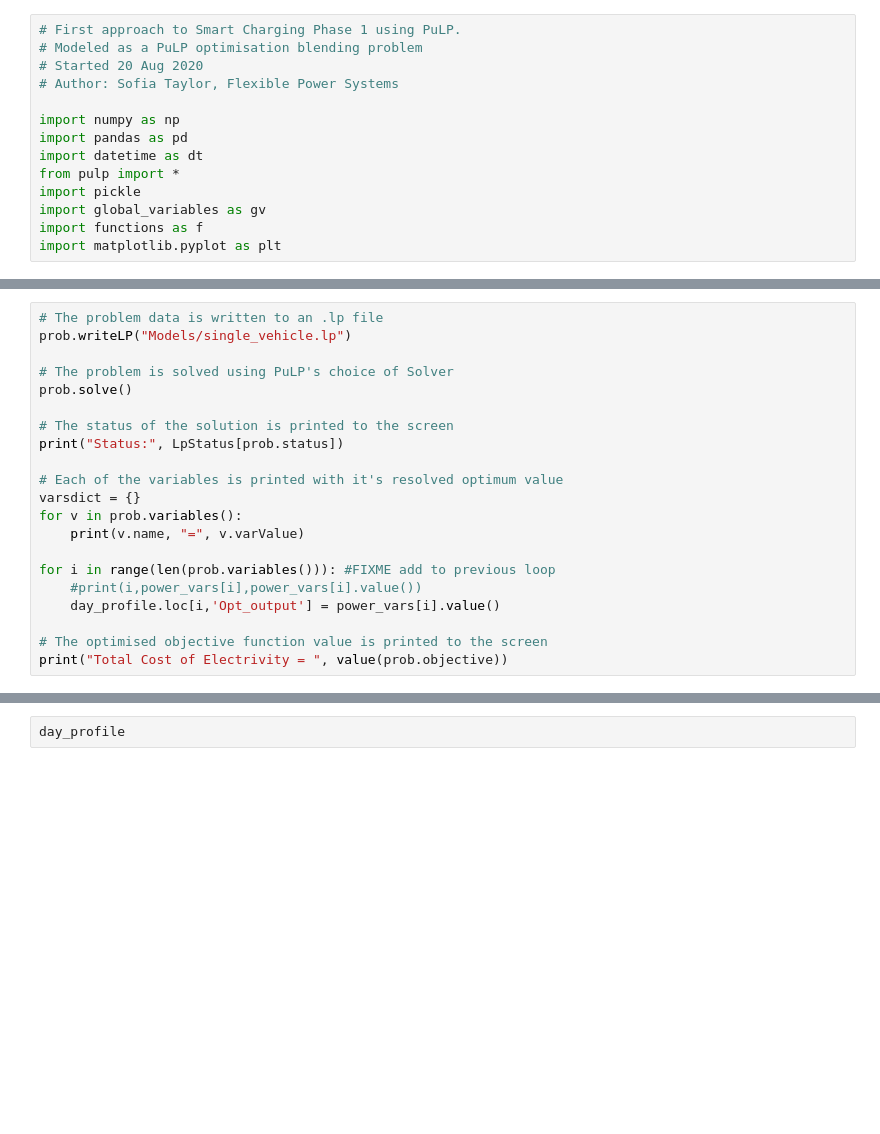
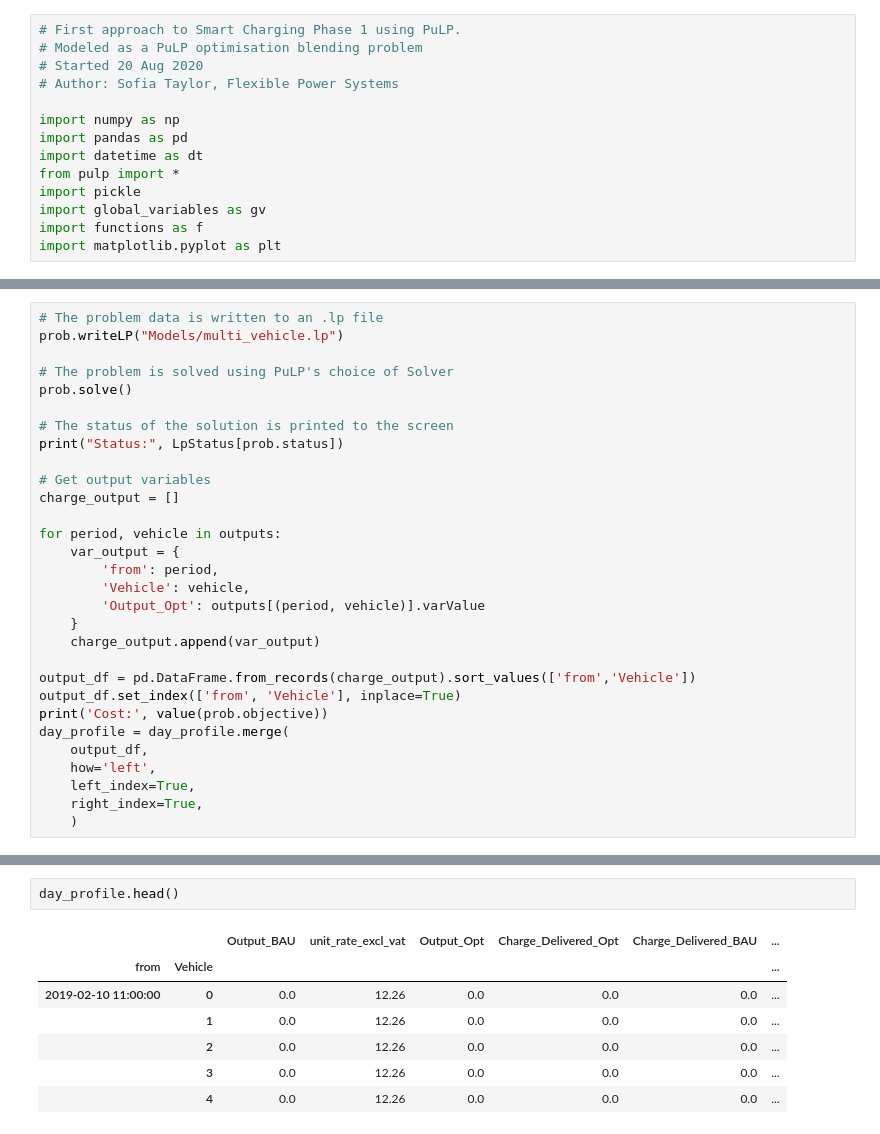
Before and after one commit to SGKFPS/smart_charger, a Jupyter notebook: PuLP-P1.ipynb, the cells around one changed output, grey strips where cells are left out. Cells and saved outputs as stored; diff of their text form; blank space fills up the shorter version.

```diff
--- a/PuLP-P1.ipynb
+++ b/PuLP-P1.ipynb
@@ -117,6 +104,6 @@ prob
 # %%
 # The problem data is written to an .lp file
-prob.writeLP("Models/single_vehicle.lp")
+prob.writeLP("Models/multi_vehicle.lp")
 
 # The problem is solved using PuLP's choice of Solver
 prob.solve()
@@ -124,14 +111,23 @@ prob.solve()
 # The status of the solution is printed to the screen
 print("Status:", LpStatus[prob.status])
 
-# Each of the variables is printed with it's resolved optimum value
-varsdict = {}
-for v in prob.variables():
-    print(v.name, "=", v.varValue)
+# Get output variables
+charge_output = []
 
-for i in range(len(prob.variables())): #FIXME add to previous loop
-    #print(i,power_vars[i],power_vars[i].value())
-    day_profile.loc[i,'Opt_output'] = power_vars[i].value()
+for period, vehicle in outputs:
+    var_output = {
+        'from': period,
+        'Vehicle': vehicle,
+        'Output_Opt': outputs[(period, vehicle)].varValue
+    }
+    charge_output.append(var_output)
 
-# The optimised objective function value is printed to the screen
-print("Total Cost of Electrivity = ", value(prob.objective))
+output_df = pd.DataFrame.from_records(charge_output).sort_values(['from','Vehicle'])
+output_df.set_index(['from', 'Vehicle'], inplace=True)
+print('Cost:', value(prob.objective))
+day_profile = day_profile.merge(
+    output_df,
+    how='left',
+    left_index=True,
+    right_index=True,
+    )
@@ -152,2 +149,10 @@ fig.savefig('Data/singe_veh.jpg')
 # %%
-day_profile
+day_profile.head()
+# %% [output]
+|  |  | Output_BAU | unit_rate_excl_vat | Output_Opt | Charge_Delivered_Opt | Charge_Delivered_BAU | ... |
+| from | Vehicle |  |  |  |  |  | ... |
+| 2019-02-10 11:00:00 | 0 | 0.0 | 12.26 | 0.0 | 0.0 | 0.0 | ... |
+|  | 1 | 0.0 | 12.26 | 0.0 | 0.0 | 0.0 | ... |
+|  | 2 | 0.0 | 12.26 | 0.0 | 0.0 | 0.0 | ... |
+|  | 3 | 0.0 | 12.26 | 0.0 | 0.0 | 0.0 | ... |
+|  | 4 | 0.0 | 12.26 | 0.0 | 0.0 | 0.0 | ... |
```
Also changed, not shown: parts of 26 cells of this notebook, 15 other files.
